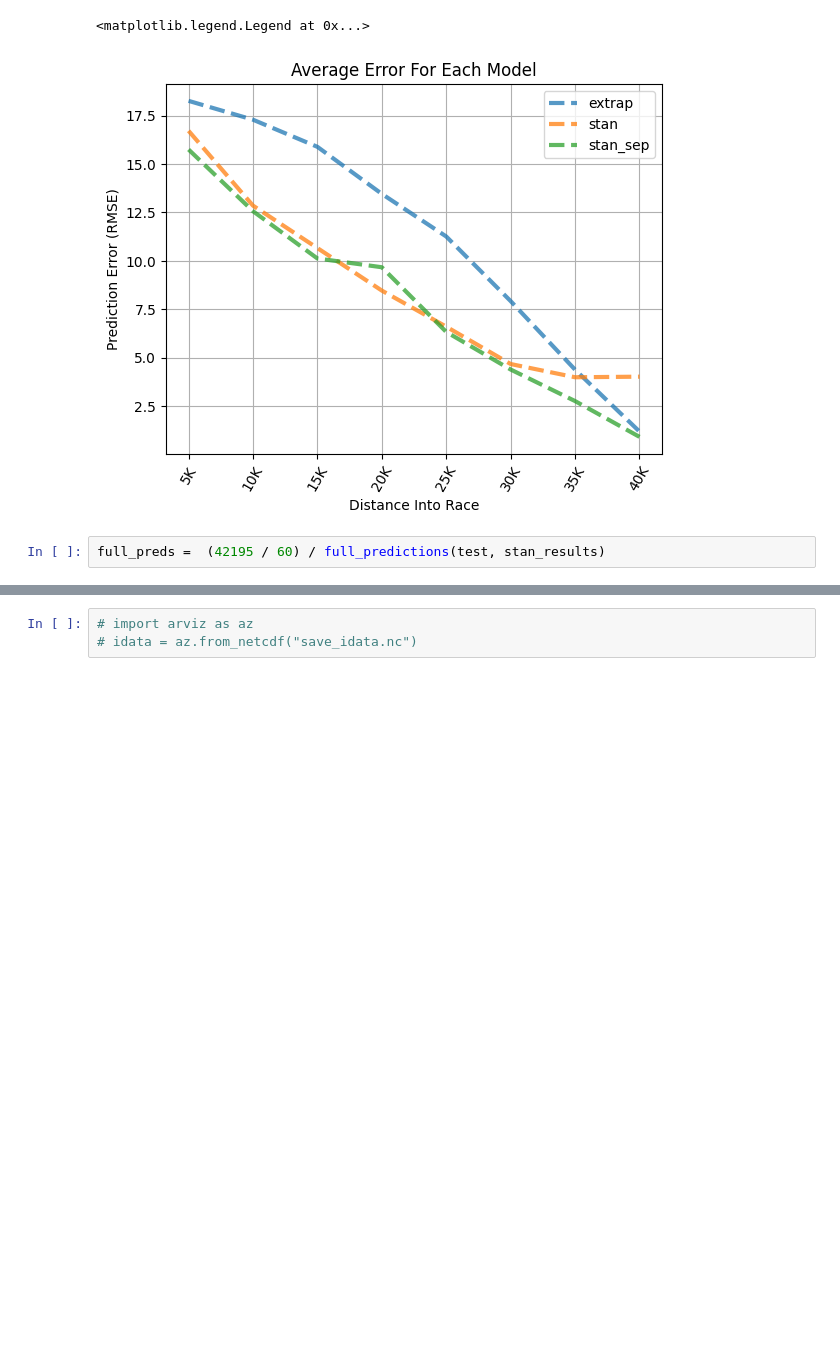
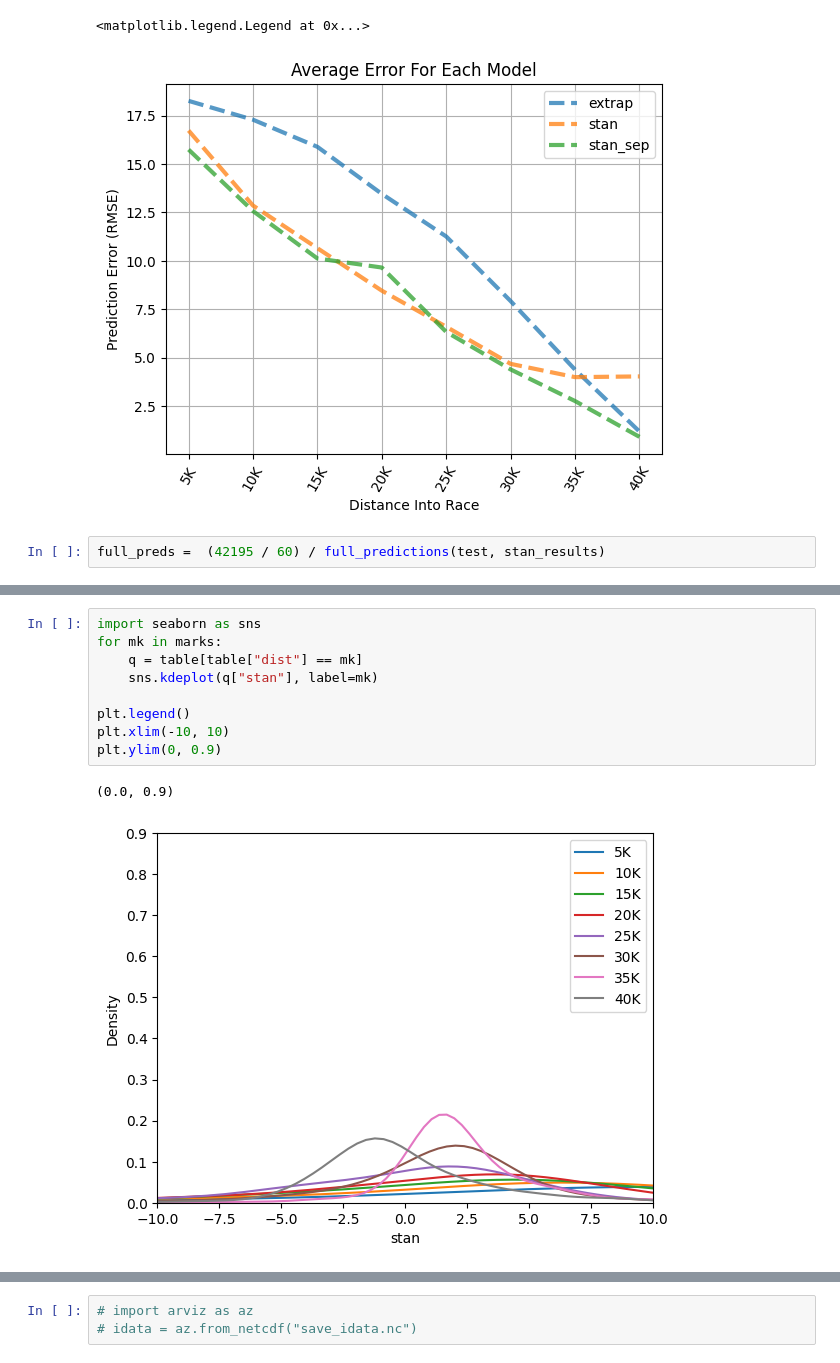
Before and after one commit to eaegerber/Marathon_Predictor, a Jupyter notebook: pystan_test.ipynb, the cells around one changed output, grey strips where cells are left out. Drawn from its saved outputs; the diff is of its cells as text; blank space fills up the shorter version.

```diff
--- a/pystan_test.ipynb
+++ b/pystan_test.ipynb
@@ -184,0 +271,12 @@ full_preds =  (42195 / 60) / full_predictions(test, stan_results)
+# %%
+import seaborn as sns
+for mk in marks:
+    q = table[table["dist"] == mk]
+    sns.kdeplot(q["stan"], label=mk)
+
+plt.legend()
+plt.xlim(-10, 10)
+plt.ylim(0, 0.9)
+# %% [output]
+(0.0, 0.9)
+[figure, added]
```
Also changed, not shown: parts of 25 cells of this notebook, 21 other files.
